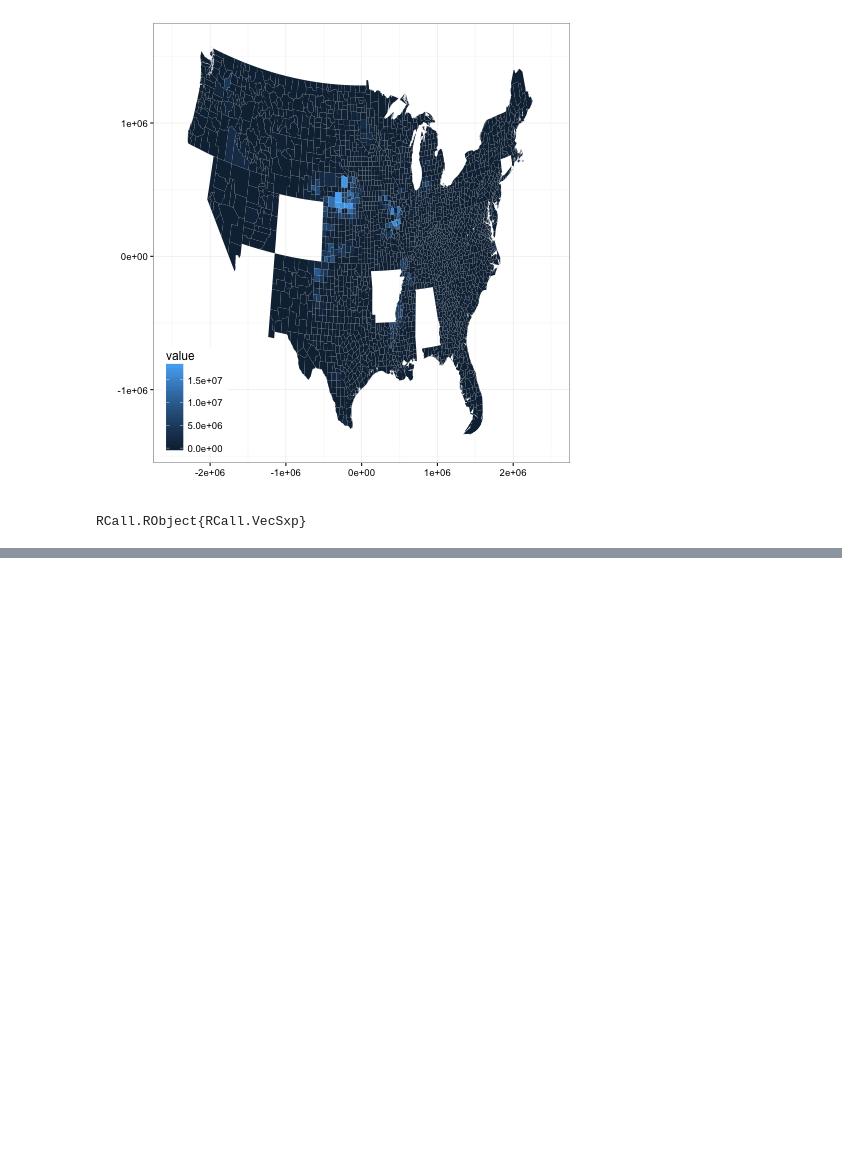
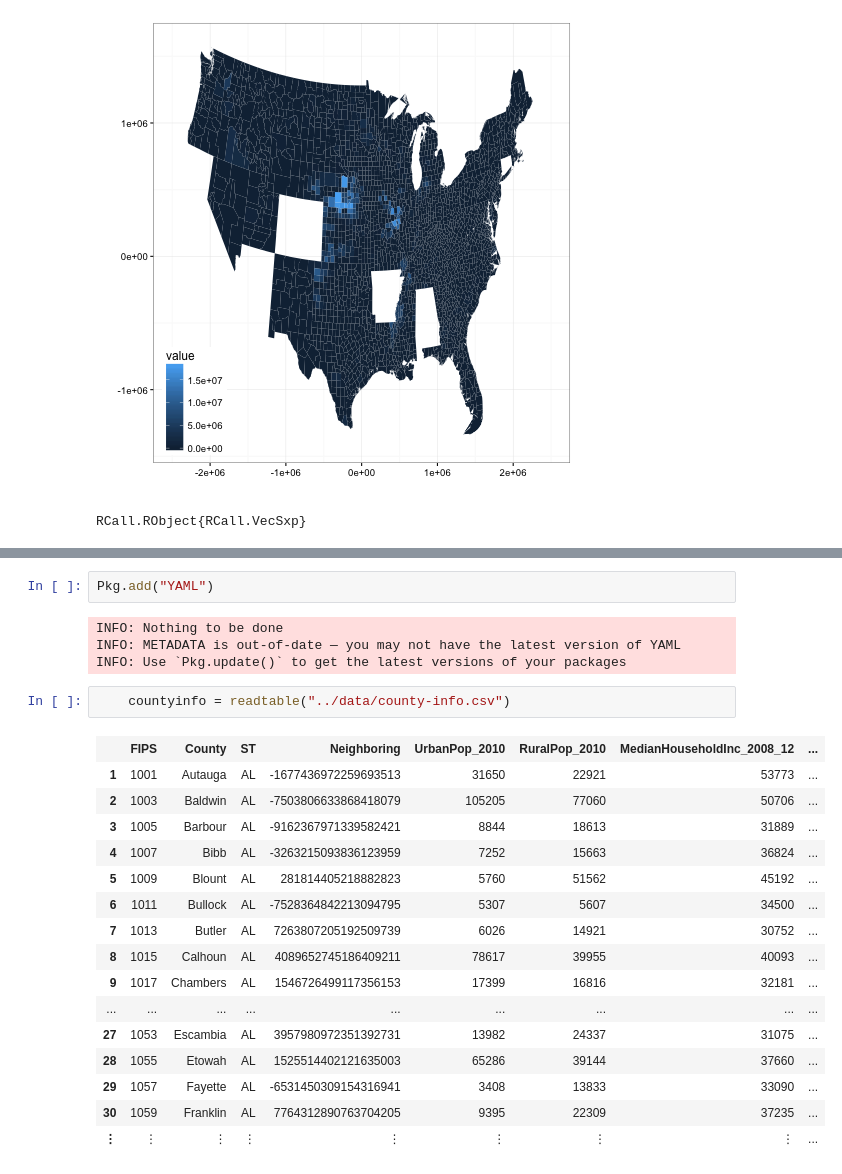
Before and after one commit to AmericasWater/awash, a Jupyter notebook: docs/Tutorial 1 - Running the model.ipynb, the cells around one changed output, grey strips where cells are left out. Cells and saved outputs as stored; diff of their text form; blank space fills up the shorter version.

```diff
--- a/docs/Tutorial 1 - Running the model.ipynb
+++ b/docs/Tutorial 1 - Running the model.ipynb
@@ -258,0 +363,25 @@ RCall.RObject{RCall.VecSxp}
+# %%
+Pkg.add("YAML")
+# %% [output]
+INFO: Nothing to be done
+INFO: METADATA is out-of-date — you may not have the latest version of YAML
+INFO: Use `Pkg.update()` to get the latest versions of your packages
+# %%
+    countyinfo = readtable("../data/county-info.csv")
+# %% [output]
+|  | FIPS | County | ST | Neighboring | UrbanPop_2010 | RuralPop_2010 | MedianHouseholdInc_2008_12 | ... |
+| 1 | 1001 | Autauga | AL | -1677436972259693513 | 31650 | 22921 | 53773 | ... |
+| 2 | 1003 | Baldwin | AL | -7503806633868418079 | 105205 | 77060 | 50706 | ... |
+| 3 | 1005 | Barbour | AL | -9162367971339582421 | 8844 | 18613 | 31889 | ... |
+| 4 | 1007 | Bibb | AL | -3263215093836123959 | 7252 | 15663 | 36824 | ... |
+| 5 | 1009 | Blount | AL | 281814405218882823 | 5760 | 51562 | 45192 | ... |
+| 6 | 1011 | Bullock | AL | -7528364842213094795 | 5307 | 5607 | 34500 | ... |
+| 7 | 1013 | Butler | AL | 7263807205192509739 | 6026 | 14921 | 30752 | ... |
+| 8 | 1015 | Calhoun | AL | 4089652745186409211 | 78617 | 39955 | 40093 | ... |
+| 9 | 1017 | Chambers | AL | 1546726499117356153 | 17399 | 16816 | 32181 | ... |
+| ... | ... | ... | ... | ... | ... | ... | ... | ... |
+| 27 | 1053 | Escambia | AL | 3957980972351392731 | 13982 | 24337 | 31075 | ... |
+| 28 | 1055 | Etowah | AL | 1525514402121635003 | 65286 | 39144 | 37660 | ... |
+| 29 | 1057 | Fayette | AL | -6531450309154316941 | 3408 | 13833 | 33090 | ... |
+| 30 | 1059 | Franklin | AL | 7764312890763704205 | 9395 | 22309 | 37235 | ... |
+| ⋮ | ⋮ | ⋮ | ⋮ | ⋮ | ⋮ | ⋮ | ⋮ | ... |
```
Also changed, not shown: parts of 18 cells of this notebook, 2 other files.
